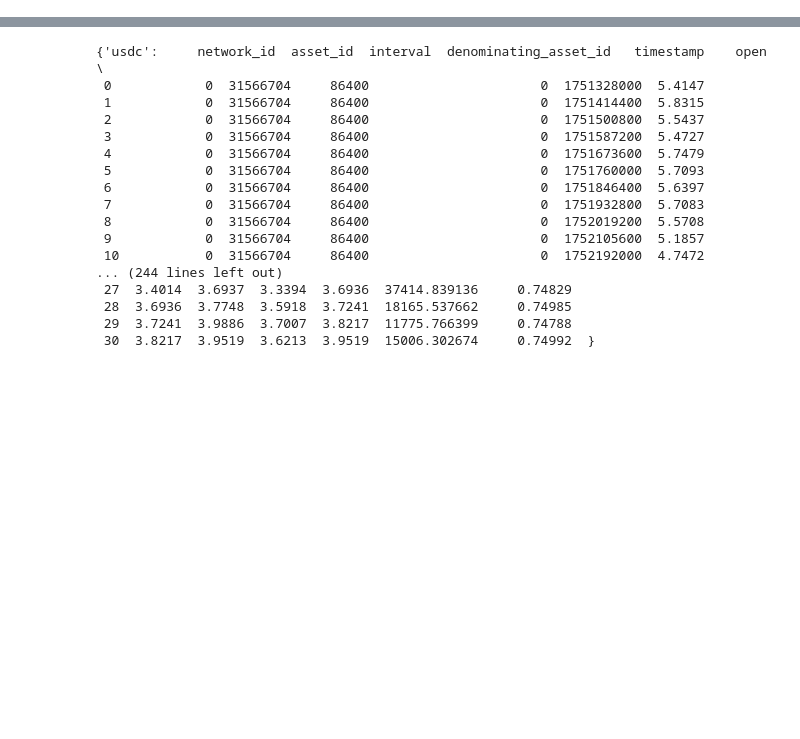
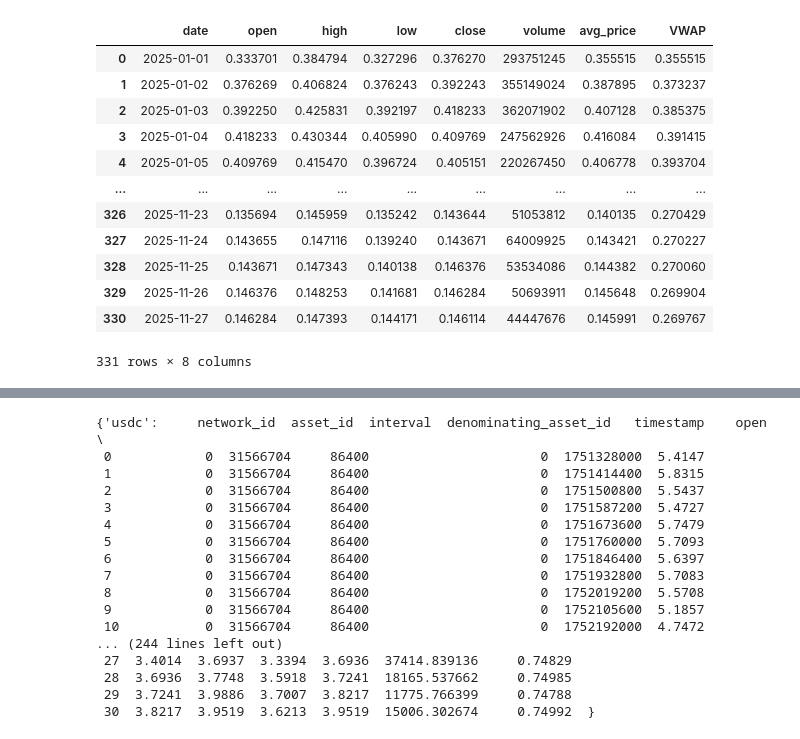
Before and after one commit to MarcLlopart/Algorand-Monthly-Volumes, a Jupyter notebook: volume_calculator.ipynb, the cells around one changed output, grey strips where cells are left out. Saved outputs shown, nothing was run; the diff lists cells and outputs as text; code cells hidden in the pictures; blank space fills up the shorter version.

Commit message:
november volumes

```diff
--- a/volume_calculator.ipynb
+++ b/volume_calculator.ipynb
@@ -49,0 +80,38 @@ download_csv('algorand', 'usd')
+# %%
+import yfinance as yf
+import pandas as pd
+from datetime import datetime
+
+algousd = yf.download('ALGO-USD', start='2025-01-01', end=datetime.now(), progress=False, auto_adjust=True)
+# Handle multi-level columns from yfinance
+if isinstance(algousd.columns, pd.MultiIndex):
+    algousd.columns = algousd.columns.get_level_values(0)
+
+# Create a DataFrame with just the close prices
+price_df = pd.DataFrame({
+    'date': algousd.index,
+    'open': algousd['Open'].values,
+    'high': algousd['High'].values,
+    'low': algousd['Low'].values,
+    'close': algousd['Close'].values,
+    'volume': algousd['Volume'].values
+})
+
+price_df['avg_price'] = (price_df['high'] + price_df['low'] + price_df['close'] + price_df['open']) / 4
+price_df['VWAP'] = (price_df['avg_price'] * price_df['volume']).cumsum() / price_df['volume'].cumsum()
+
+price_df
+# %% [output]
+|  | date | open | high | low | close | volume | avg_price | VWAP |
+| 0 | 2025-01-01 | 0.333701 | 0.384794 | 0.327296 | 0.376270 | 293751245 | 0.355515 | 0.355515 |
+| 1 | 2025-01-02 | 0.376269 | 0.406824 | 0.376243 | 0.392243 | 355149024 | 0.387895 | 0.373237 |
+| 2 | 2025-01-03 | 0.392250 | 0.425831 | 0.392197 | 0.418233 | 362071902 | 0.407128 | 0.385375 |
+| 3 | 2025-01-04 | 0.418233 | 0.430344 | 0.405990 | 0.409769 | 247562926 | 0.416084 | 0.391415 |
+| 4 | 2025-01-05 | 0.409769 | 0.415470 | 0.396724 | 0.405151 | 220267450 | 0.406778 | 0.393704 |
+| ... | ... | ... | ... | ... | ... | ... | ... | ... |
+| 326 | 2025-11-23 | 0.135694 | 0.145959 | 0.135242 | 0.143644 | 51053812 | 0.140135 | 0.270429 |
+| 327 | 2025-11-24 | 0.143655 | 0.147116 | 0.139240 | 0.143671 | 64009925 | 0.143421 | 0.270227 |
+| 328 | 2025-11-25 | 0.143671 | 0.147343 | 0.140138 | 0.146376 | 53534086 | 0.144382 | 0.270060 |
+| 329 | 2025-11-26 | 0.146376 | 0.148253 | 0.141681 | 0.146284 | 50693911 | 0.145648 | 0.269904 |
+| 330 | 2025-11-27 | 0.146284 | 0.147393 | 0.144171 | 0.146114 | 44447676 | 0.145991 | 0.269767 |
+331 rows × 8 columns
```
Also changed, not shown: parts of 3 cells of this notebook, 12 other files.
